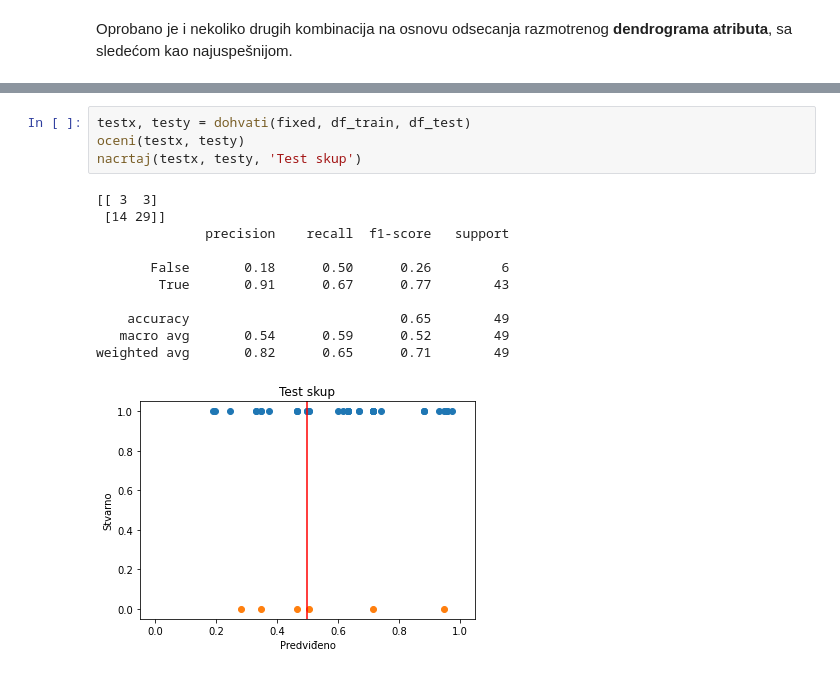
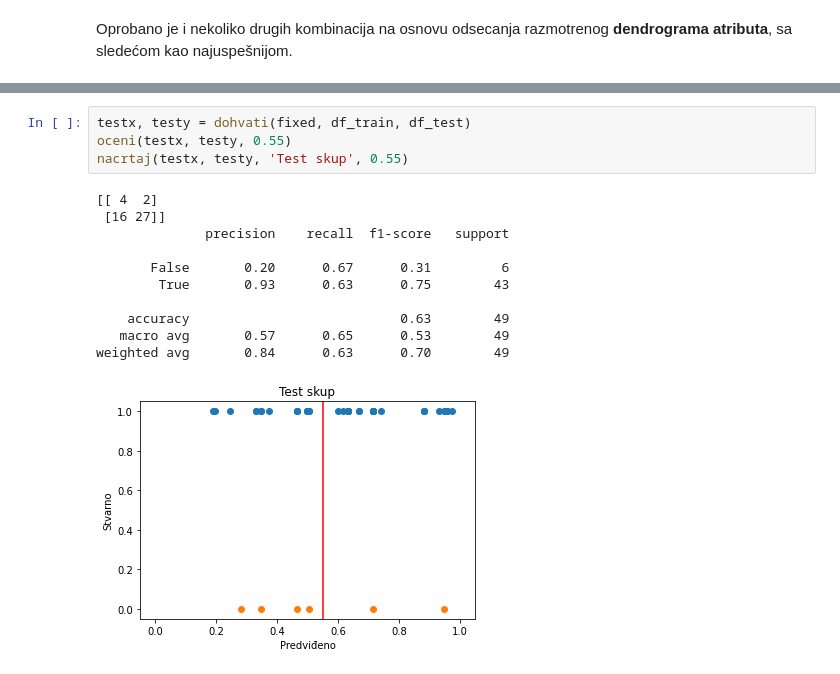
Before and after one commit to matfija/Elektrokonverzija, a Jupyter notebook: elektrobajes.ipynb, the cells around one changed output, grey strips where cells are left out. Saved outputs shown, nothing was run; the diff lists cells and outputs as text.

```diff
--- a/elektrobajes.ipynb
+++ b/elektrobajes.ipynb
@@ -413,16 +413,16 @@ Međutim, na test skupu je ponašanje bolje. Po jedna dodatna procedura je tačn
 # %%
 testx, testy = dohvati(fixed, df_train, df_test)
-oceni(testx, testy)
-nacrtaj(testx, testy, 'Test skup')
+oceni(testx, testy, 0.55)
+nacrtaj(testx, testy, 'Test skup', 0.55)
 # %% [output]
-[[ 3  3]
- [14 29]]
+[[ 4  2]
+ [16 27]]
               precision    recall  f1-score   support
 
-       False       0.18      0.50      0.26         6
-        True       0.91      0.67      0.77        43
+       False       0.20      0.67      0.31         6
+        True       0.93      0.63      0.75        43
 
-    accuracy                           0.65        49
-   macro avg       0.54      0.59      0.52        49
-weighted avg       0.82      0.65      0.71        49
+    accuracy                           0.63        49
+   macro avg       0.57      0.65      0.53        49
+weighted avg       0.84      0.63      0.70        49
-[figure, old version]
+[figure, new version]
```
Also changed, not shown: parts of 4 cells of this notebook.
